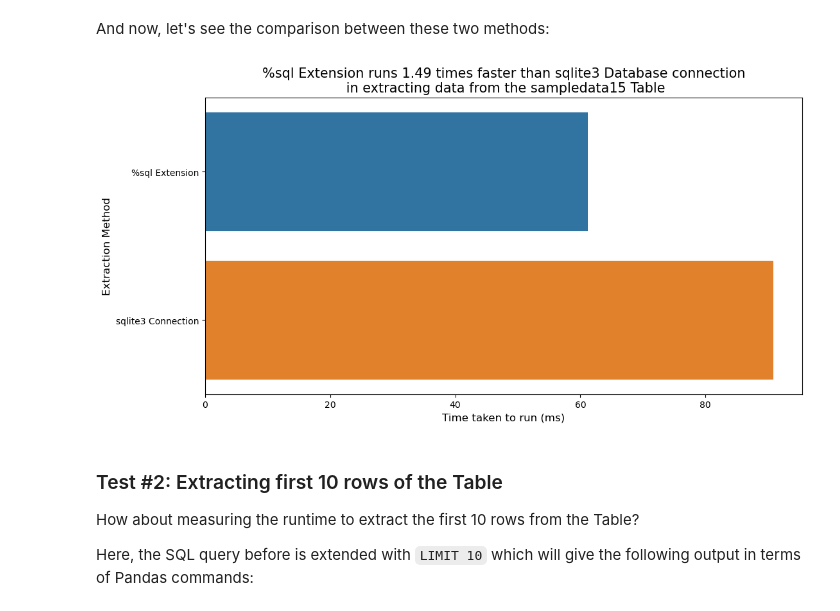
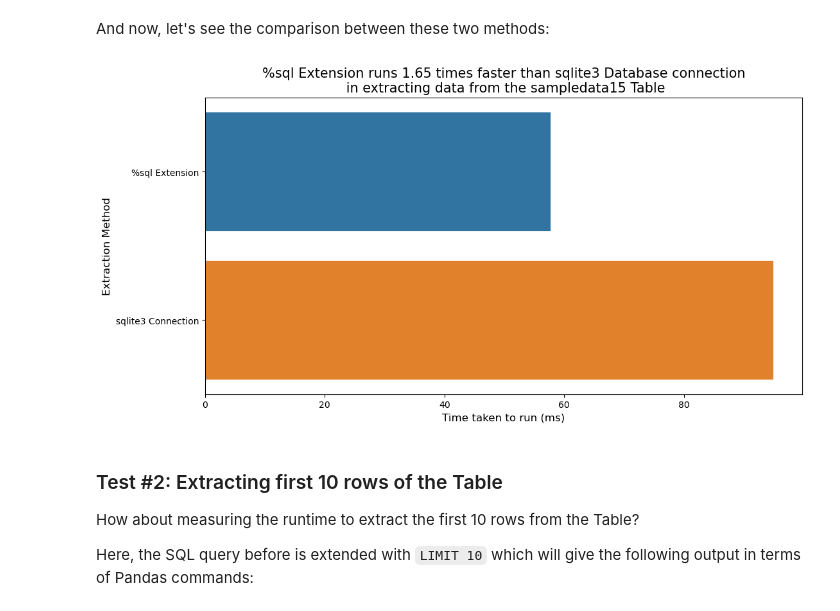
Before and after one commit to azamsuratem/sqlext_vs_sqlite3, a Jupyter notebook: Executing SQL Queries - sql Extension VS sqlite3 Library.ipynb, the cells around one changed output. Saved outputs shown, nothing was run; the diff lists cells and outputs as text; code cells hidden in the pictures.

Commit message:
Jupyter Notebook on the Runtime Tests - v1.1
The same notebook as v1.0 but with different runtime results - due to difference in current performance of the local machine

```diff
--- a/Executing SQL Queries - sql Extension VS sqlite3 Library.ipynb
+++ b/Executing SQL Queries - sql Extension VS sqlite3 Library.ipynb
@@ -170,18 +170,19 @@ ConnectDB(file_path).close()
 # %% [markdown]
 And now, let's see the comparison between these two methods:
 # %%
-x1 = [61.2,90.9]
+x1 = [57.7,95]
 y1 = ["%sql Extension","sqlite3 Connection"]
 
 plt.figure(figsize=(12,6))
 sns.barplot(y=y1, x=x1)
 plt.xlabel("Time taken to run (ms)", fontsize=12)
 plt.ylabel("Extraction Method", fontsize=12)
 plt.title(f"%sql Extension runs {round((x1[1]/x1[0]),2)} times faster than sqlite3 Database connection\
 \n in extracting data from the sampledata15 Table", fontsize=15)
+plt.savefig("test_1.png")
 plt.show()
 # %% [output]
-[figure, old version]
+[figure, new version]
 # %% [markdown]
 ### Test #2: Extracting first 10 rows of the Table
 
```
Also changed, not shown: parts of 25 cells of this notebook.
